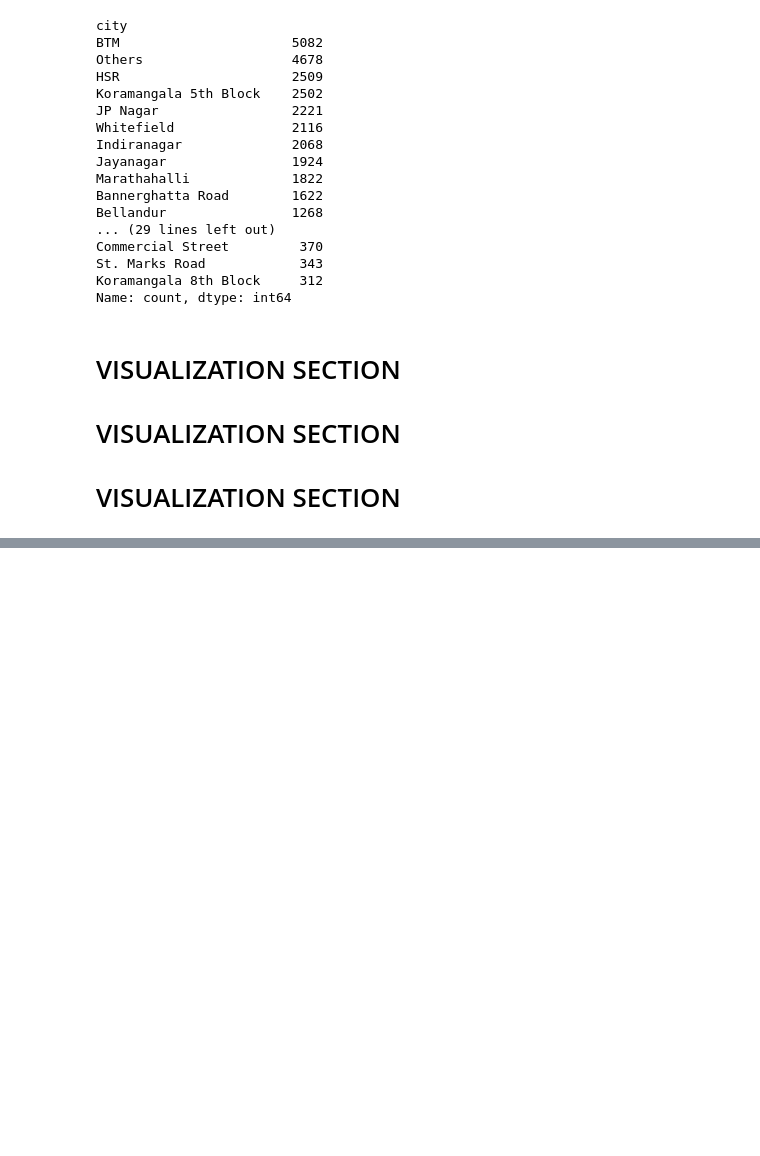
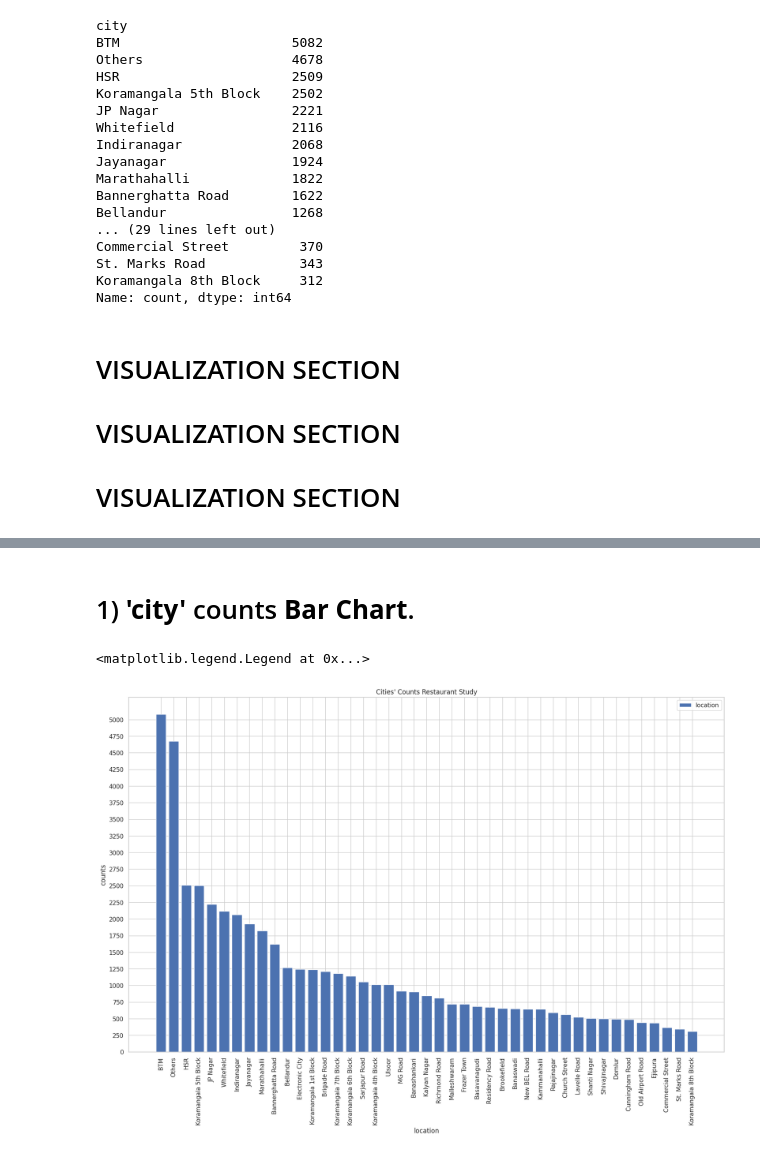
Before and after one commit to mutumagitonga/Zomato-Bangalore-Restaurants-Data-Analysis-Practice, a Jupyter notebook: zomato-data-analysis-and-visualization.ipynb, the cells around one changed output, grey strips where cells are left out. Drawn from its saved outputs; the diff is of its cells as text; code cells hidden in the pictures; blank space fills up the shorter version.

Commit message:
'city' counts bar chart

```diff
--- a/zomato-data-analysis-and-visualization.ipynb
+++ b/zomato-data-analysis-and-visualization.ipynb
@@ -727,0 +747,35 @@ Name: count, dtype: int64
+# %% [markdown]
+# 1) __'city'__ counts __Bar Chart__.
+# %%
+#############################
+##MATPLOTLIB IMPLEMENTATION##
+#############################
+# Define chart size
+plt.figure(figsize=(20,12))
+
+# Extract counts, indexes & values
+cities = df['city'].value_counts()
+city_idx = cities.index
+city_vals = cities.values
+
+# Define chart labels
+plt.xlabel("location")
+plt.xticks(rotation=90)
+plt.ylabel("counts")
+plt.yticks(np.arange(0, max(city_vals)+1, step=250))
+plt.title("Cities' Counts Restaurant Study")
+
+# Plotting
+plt.bar(city_idx,city_vals,label="location")
+plt.legend()
+
+
+# ##########################
+# ##SEABORN IMPLEMENTATION##
+# ##########################
+# plt.figure(figsize=(20,12))
+# ax = sns.countplot(x = df['city'])
+# plt.xticks(rotation=90)
+# %% [output]
+<matplotlib.legend.Legend at 0x...>
+[figure, added]
```
Also changed, not shown: parts of 2 cells of this notebook.
